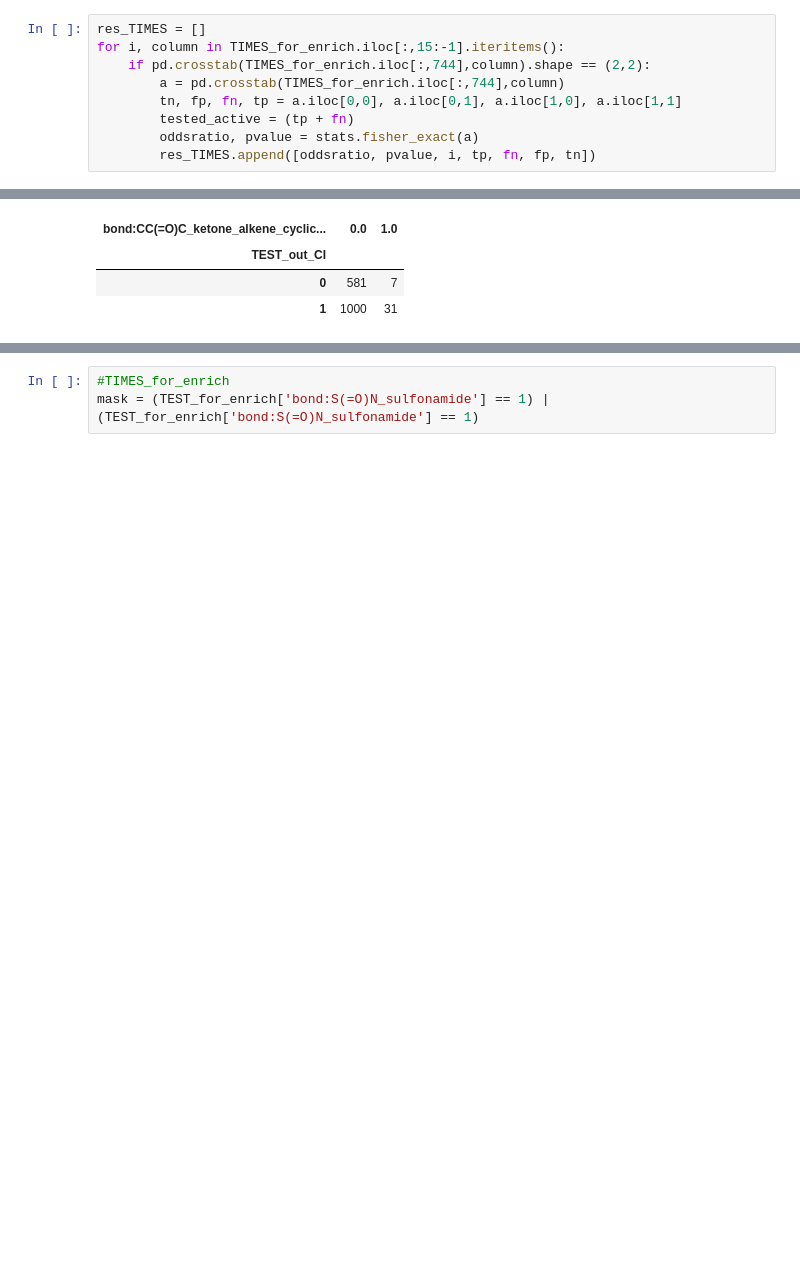
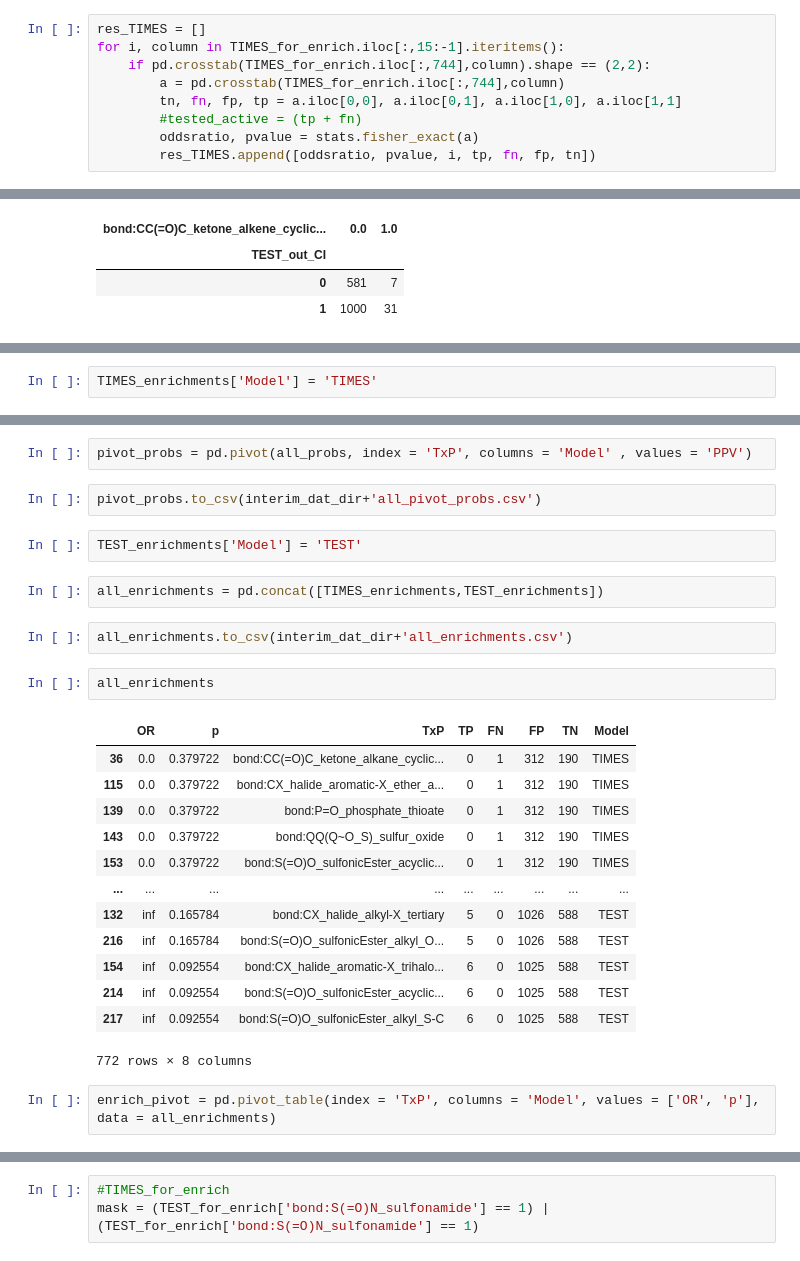
Before and after one commit to g-patlewicz/acute, a Jupyter notebook: notebooks/03_enrichments.ipynb, the cells around one changed output, grey strips where cells are left out. Saved outputs shown, nothing was run; the diff lists cells and outputs as text; blank space fills up the shorter version.

```diff
--- a/notebooks/03_enrichments.ipynb
+++ b/notebooks/03_enrichments.ipynb
@@ -91,8 +91,8 @@ res_TIMES = []
 for i, column in TIMES_for_enrich.iloc[:,15:-1].iteritems():
     if pd.crosstab(TIMES_for_enrich.iloc[:,744],column).shape == (2,2):
         a = pd.crosstab(TIMES_for_enrich.iloc[:,744],column)
-        tn, fp, fn, tp = a.iloc[0,0], a.iloc[0,1], a.iloc[1,0], a.iloc[1,1]
-        tested_active = (tp + fn)
+        tn, fn, fp, tp = a.iloc[0,0], a.iloc[0,1], a.iloc[1,0], a.iloc[1,1]
+        #tested_active = (tp + fn)
         oddsratio, pvalue = stats.fisher_exact(a)
         res_TIMES.append([oddsratio, pvalue, i, tp, fn, fp, tn])
 # %%
@@ -132,0 +212,2 @@ TIMES_enrichments[(TIMES_enrichments['OR'] >= 2.5) & (TIMES_enrichments['p'] < 0
+# %%
+TIMES_enrichments['Model'] = 'TIMES'
@@ -132,0 +294,28 @@ TIMES_enrichments[(TIMES_enrichments['OR'] >= 2.5) & (TIMES_enrichments['p'] < 0
+# %%
+pivot_probs = pd.pivot(all_probs, index = 'TxP', columns = 'Model' , values = 'PPV')
+# %%
+pivot_probs.to_csv(interim_dat_dir+'all_pivot_probs.csv')
+# %%
+TEST_enrichments['Model'] = 'TEST'
+# %%
+all_enrichments = pd.concat([TIMES_enrichments,TEST_enrichments])
+# %%
+all_enrichments.to_csv(interim_dat_dir+'all_enrichments.csv')
+# %%
+all_enrichments
+# %% [output]
+|  | OR | p | TxP | TP | FN | FP | TN | Model |
+| 36 | 0.0 | 0.379722 | bond:CC(=O)C_ketone_alkane_cyclic... | 0 | 1 | 312 | 190 | TIMES |
+| 115 | 0.0 | 0.379722 | bond:CX_halide_aromatic-X_ether_a... | 0 | 1 | 312 | 190 | TIMES |
+| 139 | 0.0 | 0.379722 | bond:P=O_phosphate_thioate | 0 | 1 | 312 | 190 | TIMES |
+| 143 | 0.0 | 0.379722 | bond:QQ(Q~O_S)_sulfur_oxide | 0 | 1 | 312 | 190 | TIMES |
+| 153 | 0.0 | 0.379722 | bond:S(=O)O_sulfonicEster_acyclic... | 0 | 1 | 312 | 190 | TIMES |
+| ... | ... | ... | ... | ... | ... | ... | ... | ... |
+| 132 | inf | 0.165784 | bond:CX_halide_alkyl-X_tertiary | 5 | 0 | 1026 | 588 | TEST |
+| 216 | inf | 0.165784 | bond:S(=O)O_sulfonicEster_alkyl_O... | 5 | 0 | 1026 | 588 | TEST |
+| 154 | inf | 0.092554 | bond:CX_halide_aromatic-X_trihalo... | 6 | 0 | 1025 | 588 | TEST |
+| 214 | inf | 0.092554 | bond:S(=O)O_sulfonicEster_acyclic... | 6 | 0 | 1025 | 588 | TEST |
+| 217 | inf | 0.092554 | bond:S(=O)O_sulfonicEster_alkyl_S-C | 6 | 0 | 1025 | 588 | TEST |
+772 rows × 8 columns
+# %%
+enrich_pivot = pd.pivot_table(index = 'TxP', columns = 'Model', values = ['OR', 'p'], data = all_enrichments)
```
Also changed, not shown: parts of 29 cells of this notebook, 1 other file.
